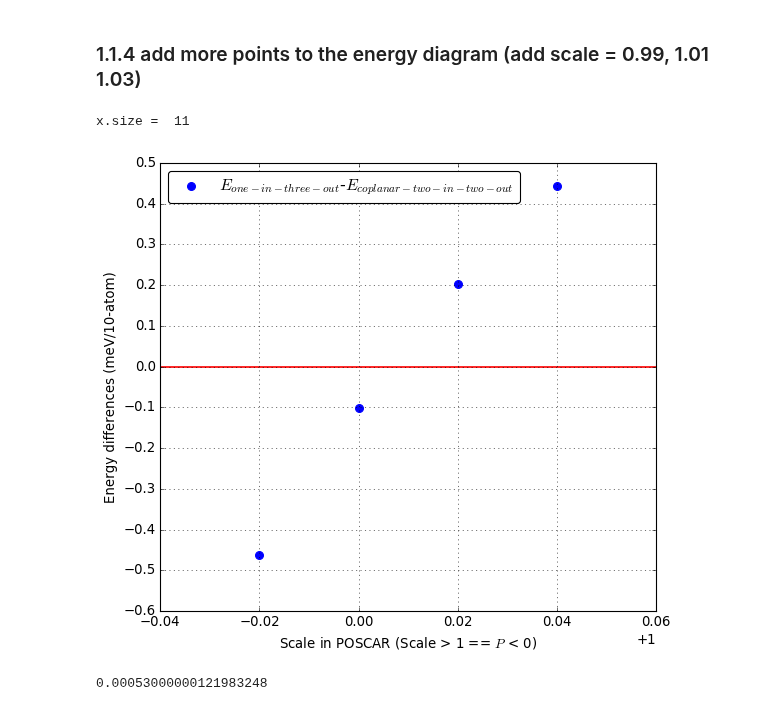
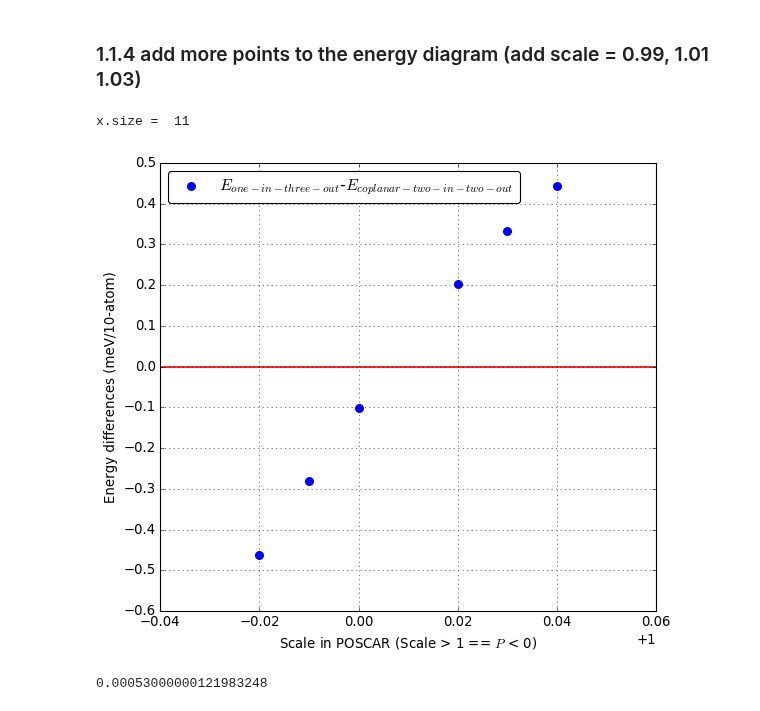
Before and after one commit to yw-fang/readingnotes, a Jupyter notebook: matsci/project2017/double-perovskite/DFT-plotting/BYOO_pressure_U_energies.ipynb, the cells around one changed output. Cells and saved outputs as stored; diff of their text form; code cells hidden in the pictures.

Commit message:
1.1.4 add more points to the energy diagram (add scale = 0.99, 1.01 1.03)

```diff
--- a/matsci/project2017/double-perovskite/DFT-plotting/BYOO_pressure_U_energies.ipynb
+++ b/matsci/project2017/double-perovskite/DFT-plotting/BYOO_pressure_U_energies.ipynb
@@ -609,37 +609,42 @@ y104_new = y104.reset_index(drop=True) #drop=True is dropping the original indic
 y104_normalized = y104_new.add(-GroundEnergyArray_v104)*1000/4
 # relative energy in m eV per 10 atoms
 
 
 E5_2_scale98 = -y98_normalized[5]+y98_normalized[2]
 E5_2_scale100 = -y100_normalized[5]+y100_normalized[2]
 E5_2_scale102 = -y102_normalized[5]+y102_normalized[2]
 E5_2_scale104 = -y104_normalized[5]+y104_normalized[2]
 
-E5_2array = np.array([E5_2_scale98, E5_2_scale100,
-                      E5_2_scale102, E5_2_scale104])
+E5_2_scale99 = (-241.49666125 - (-241.49553554))*1000/4
+#E5_2_scale101 = ()*1000/4
+E5_2_scale103 = (-239.90981446 - (-239.91114636))*1000/4
 
-POSCAR_Scale = np.array([0.98, 1.0, 1.02, 1.04])
+
+E5_2array = np.array([E5_2_scale98, E5_2_scale99, E5_2_scale100,
+                      E5_2_scale102, E5_2_scale103, E5_2_scale104])
+
+POSCAR_Scale = np.array([0.98, 0.99, 1.0, 1.02, 1.03, 1.04])
 
 fig1 = plt.figure()
 ax1_1=fig1.add_subplot(1,1,1)
 ax1_1.scatter(POSCAR_Scale, E5_2array, s=50, color='b', label='$E_{one-in-three-out}$-$E_{coplanar-two-in-two-out}$')
 ax1_1.legend(loc="upper left")
 #plt.xticks(x, SpinConfLabel, rotation='270')
 plt.setp(ax1_1.get_xticklabels(), visible=True)
 ax1_1.set_xlabel('Scale in POSCAR (Scale > 1 == $P$ < 0)')
 ax1_1.set_ylabel('Energy differences (meV/10-atom)')
 ax1_1.locator_params(nbins=20, axis='y')
 ax1_1.grid()
 ax1_1.axhline(y=0, color='r', linestyle='-')
 
 
 pp1 = PdfPages('volume-energydiff.pdf')
 pp1.savefig(fig1)
 
 pp1.close()
 # %% [output]
 x.size =  11
-[figure, old version]
+[figure, new version]
 # %%
 y102_normalized[1]
 # %% [output]
```
